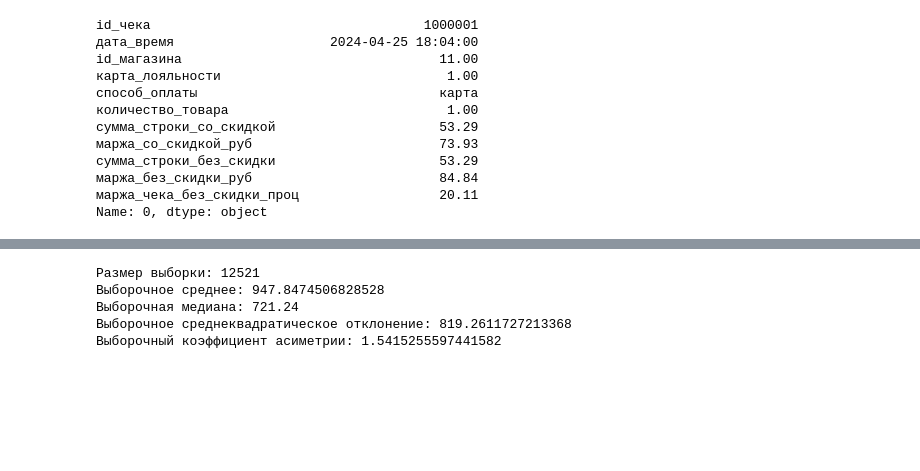
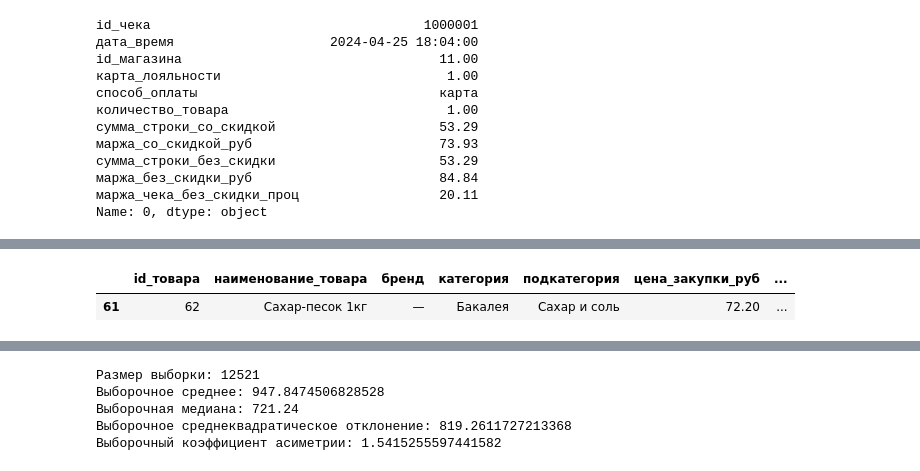
Before and after one commit to YanaZamyatina/simulative, a Jupyter notebook: Statistics/retail_loyalty_program_efficiency.ipynb, the cells around one changed output, grey strips where cells are left out. Cells and saved outputs as stored; diff of their text form; code cells hidden in the pictures; blank space fills up the shorter version.

```diff
--- a/Statistics/retail_loyalty_program_efficiency.ipynb
+++ b/Statistics/retail_loyalty_program_efficiency.ipynb
@@ -330,0 +344,6 @@ Name: 0, dtype: object
+# %%
+# из таблицы products посмотрим наименование товара
+products[products['id_товара'].isin(list(df[df['маржа_со_скидкой_руб'] <= 0]['id_товара']))]
+# %% [output]
+|  | id_товара | наименование_товара | бренд | категория | подкатегория | цена_закупки_руб | ... |
+| 61 | 62 | Сахар-песок 1кг | — | Бакалея | Сахар и соль | 72.20 | ... |
```
Also changed, not shown: parts of 4 cells of this notebook.
